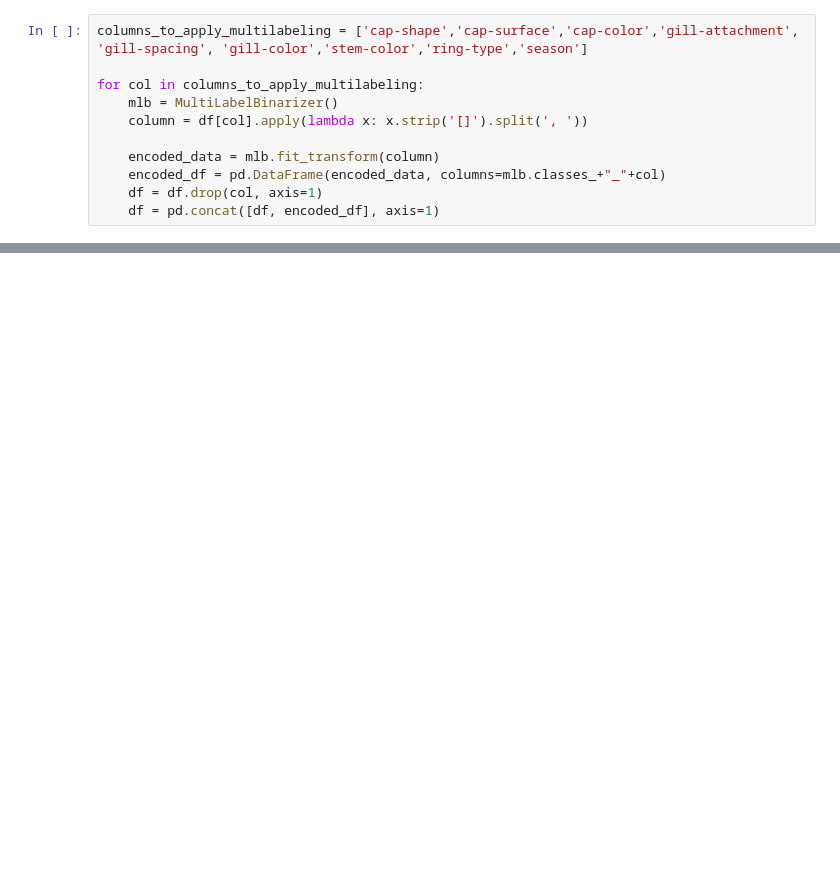
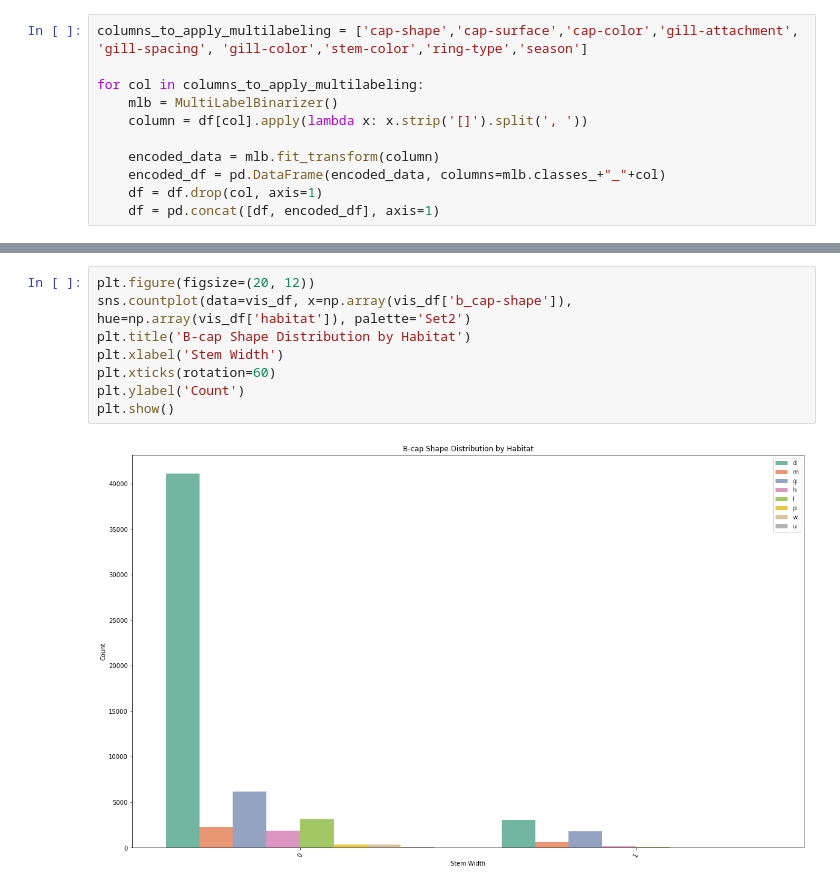
Before and after one commit to arnavkamra14/CSE151A_MushroomAnalysis, a Jupyter notebook: Preprocessing_Group_151A.ipynb, the cells around one changed output, grey strips where cells are left out. Drawn from its saved outputs; the diff is of its cells as text; blank space fills up the shorter version.

```diff
--- a/Preprocessing_Group_151A.ipynb
+++ b/Preprocessing_Group_151A.ipynb
@@ -53,0 +210,10 @@ for col in columns_to_apply_multilabeling:
+# %%
+plt.figure(figsize=(20, 12))
+sns.countplot(data=vis_df, x=np.array(vis_df['b_cap-shape']), hue=np.array(vis_df['habitat']), palette='Set2')
+plt.title('B-cap Shape Distribution by Habitat')
+plt.xlabel('Stem Width')
+plt.xticks(rotation=60)
+plt.ylabel('Count')
+plt.show()
+# %% [output]
+[figure, added]
```
Also changed, not shown: parts of 29 cells of this notebook.
